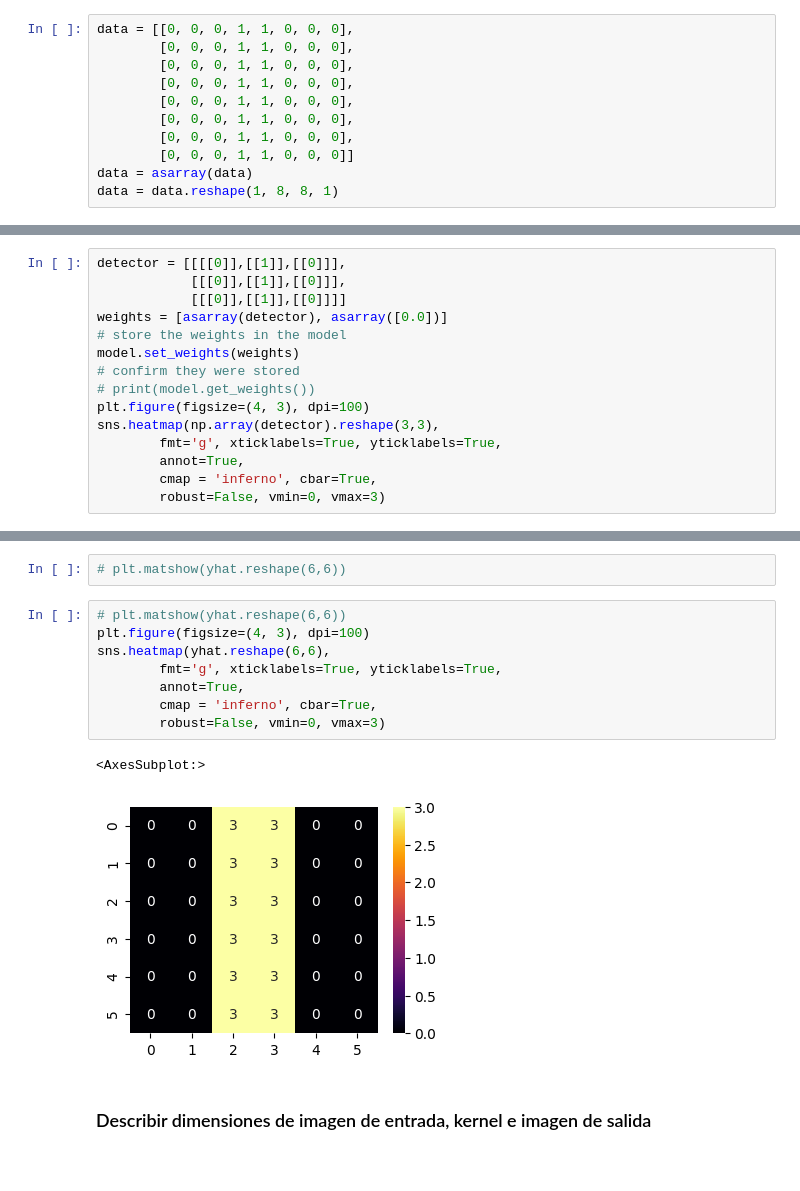
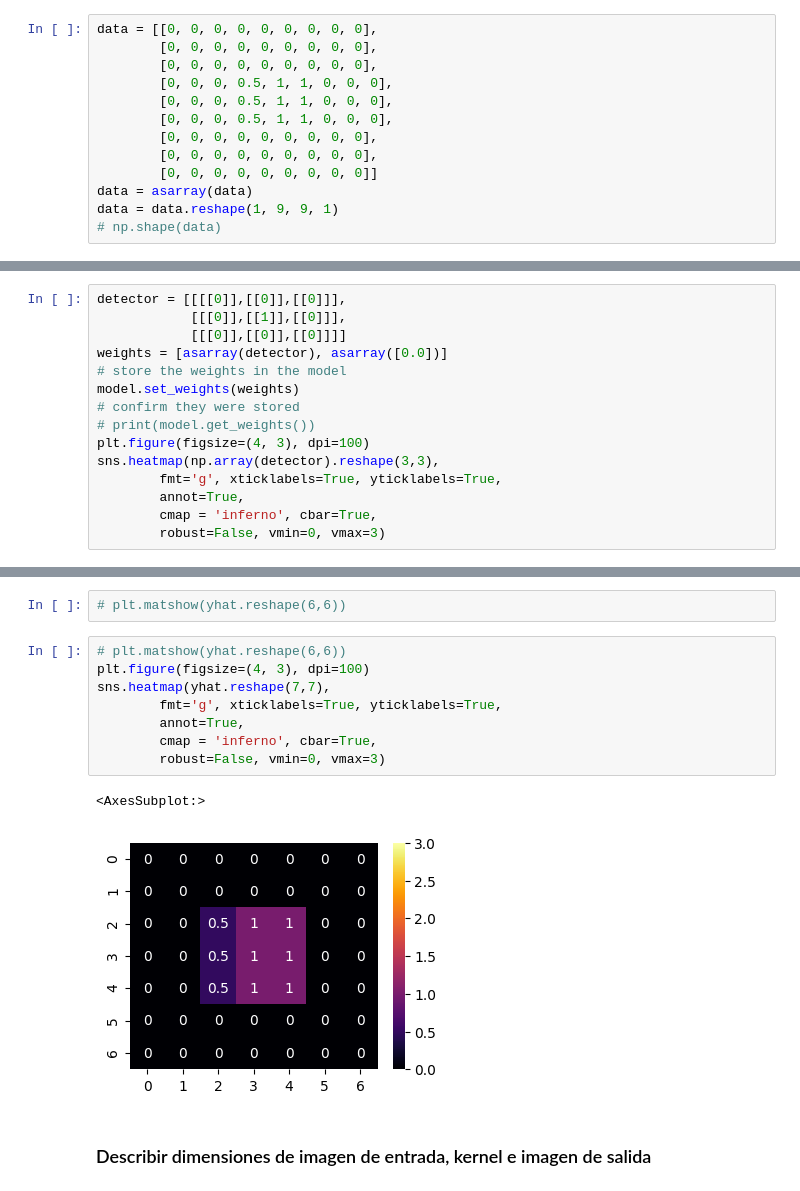
Before and after one commit to igomezv/DLCIMATAGS, a Jupyter notebook: notebooks/conv1.ipynb, the cells around one changed output, grey strips where cells are left out. Drawn from its saved outputs; the diff is of its cells as text.

```diff
--- a/notebooks/conv1.ipynb
+++ b/notebooks/conv1.ipynb
@@ -66,16 +66,18 @@ print(yhat)
 # %% [markdown]
 # En 2D
 # %%
-data = [[0, 0, 0, 1, 1, 0, 0, 0],
-        [0, 0, 0, 1, 1, 0, 0, 0],
-        [0, 0, 0, 1, 1, 0, 0, 0],
-        [0, 0, 0, 1, 1, 0, 0, 0],
-        [0, 0, 0, 1, 1, 0, 0, 0],
-        [0, 0, 0, 1, 1, 0, 0, 0],
-        [0, 0, 0, 1, 1, 0, 0, 0],
-        [0, 0, 0, 1, 1, 0, 0, 0]]
+data = [[0, 0, 0, 0, 0, 0, 0, 0, 0],
+        [0, 0, 0, 0, 0, 0, 0, 0, 0],
+        [0, 0, 0, 0, 0, 0, 0, 0, 0],
+        [0, 0, 0, 0.5, 1, 1, 0, 0, 0],
+        [0, 0, 0, 0.5, 1, 1, 0, 0, 0],
+        [0, 0, 0, 0.5, 1, 1, 0, 0, 0],
+        [0, 0, 0, 0, 0, 0, 0, 0, 0],
+        [0, 0, 0, 0, 0, 0, 0, 0, 0],
+        [0, 0, 0, 0, 0, 0, 0, 0, 0]]
 data = asarray(data)
-data = data.reshape(1, 8, 8, 1)
+data = data.reshape(1, 9, 9, 1)
+# np.shape(data)
 # %%
 # plt.matshow(data.reshape(8,8))
 # %%
@@ -104,9 +106,9 @@ Trainable params: 10
 Non-trainable params: 0
 _________________________________________________________________
 # %%
-detector = [[[[0]],[[1]],[[0]]],
+detector = [[[[0]],[[0]],[[0]]],
             [[[0]],[[1]],[[0]]],
-            [[[0]],[[1]],[[0]]]]
+            [[[0]],[[0]],[[0]]]]
 weights = [asarray(detector), asarray([0.0])]
 # store the weights in the model
 model.set_weights(weights)
@@ -139,14 +143,14 @@ for r in range(yhat.shape[1]):
 # %%
 # plt.matshow(yhat.reshape(6,6))
 plt.figure(figsize=(4, 3), dpi=100)
-sns.heatmap(yhat.reshape(6,6),
+sns.heatmap(yhat.reshape(7,7),
         fmt='g', xticklabels=True, yticklabels=True,
         annot=True,
         cmap = 'inferno', cbar=True,
         robust=False, vmin=0, vmax=3)
 # %% [output]
 <AxesSubplot:>
-[figure, old version]
+[figure, new version]
 # %% [markdown]
 ### Describir dimensiones de imagen de entrada, kernel e imagen de salida
 # %% [markdown]
```
Also changed, not shown: parts of 4 cells of this notebook.
